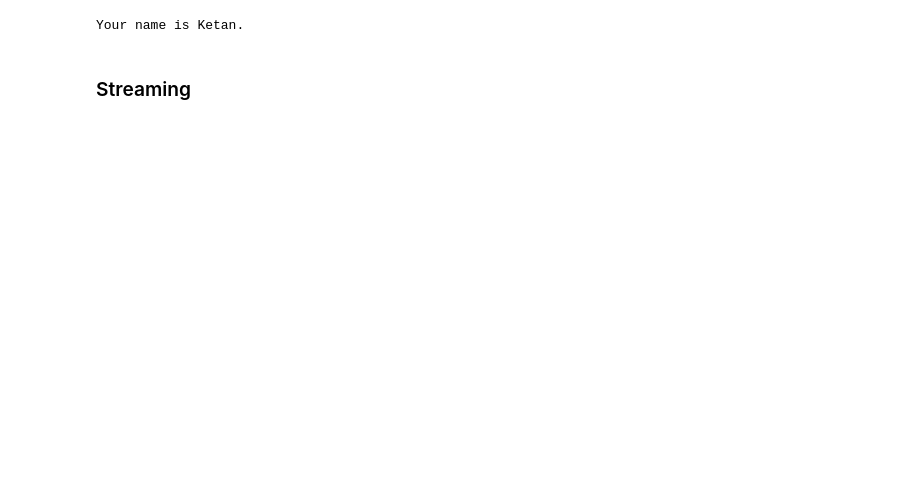
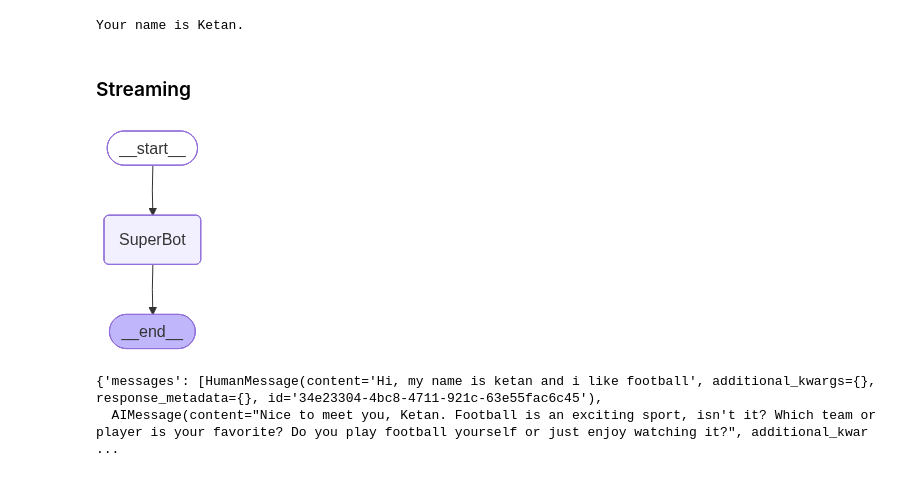
Before and after one commit to CodeUltr0n/LangGraph-Ai-Agent, a Jupyter notebook: 1-BasiChatBot/1-basicchatbot.ipynb, the cells around one changed output. Saved outputs shown, nothing was run; the diff lists cells and outputs as text; code cells hidden in the pictures; blank space fills up the shorter version.

```diff
--- a/1-BasiChatBot/1-basicchatbot.ipynb
+++ b/1-BasiChatBot/1-basicchatbot.ipynb
@@ -376,3 +370,30 @@ print(response['messages'][-1].content)
 Your name is Ketan.
 # %% [markdown]
 ### Streaming
+# %%
+from langgraph.checkpoint.memory import MemorySaver
+memory = MemorySaver()
+# %%
+def superBot(state:State):
+    return {'messages':[llm.invoke(state['messages'])]}
+# %%
+graph = StateGraph(State)
+
+graph.add_node('SuperBot',superBot)
+
+graph.add_edge(START,"SuperBot")
+graph.add_edge('SuperBot',END)
+
+builder = graph.compile(checkpointer=memory)
+
+from IPython.display import Image,display
+display(Image(builder.get_graph().draw_mermaid_png()))
+# %% [output]
+[figure, added]
+# %%
+conifg = {"configurable":{"thread_id":"1"}}
+
+builder.invoke({"messages":"Hi, my name is ketan and i like football"},config)
+# %% [output]
+{'messages': [HumanMessage(content='Hi, my name is ketan and i like football', additional_kwargs={}, response_metadata={}, id='34e23304-4bc8-4711-921c-63e55fac6c45'),
+  AIMessage(content="Nice to meet you, Ketan. Football is an exciting sport, isn't it? Which team or player is your favorite? Do you play football yourself or just enjoy watching it?", additional_kwar ...
```
Also changed, not shown: parts of 18 cells of this notebook.
